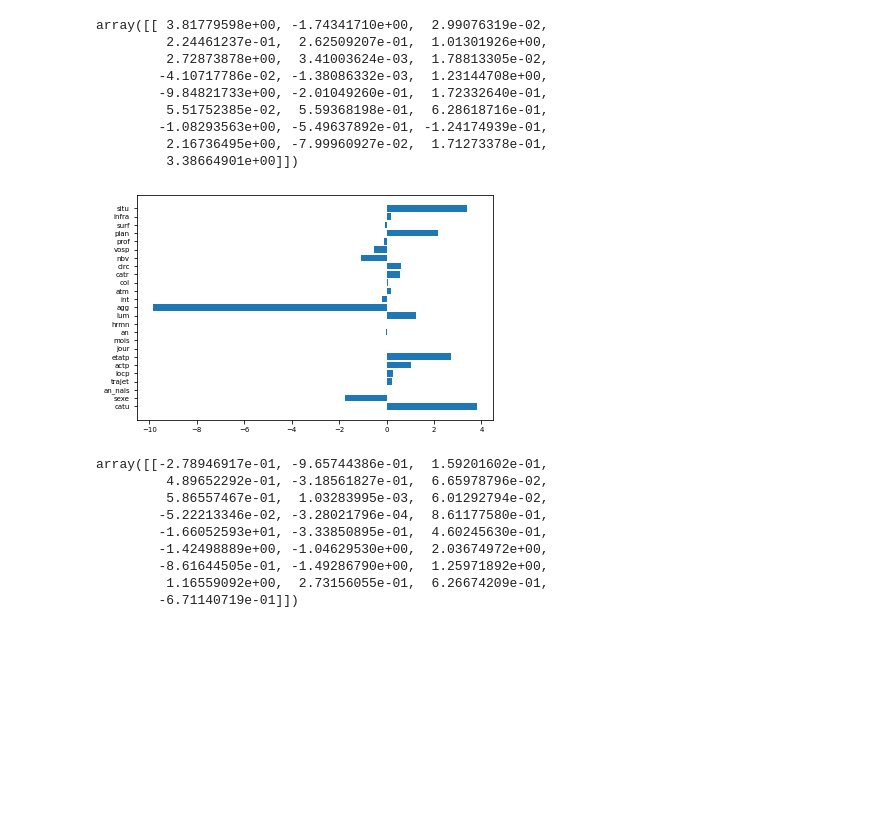
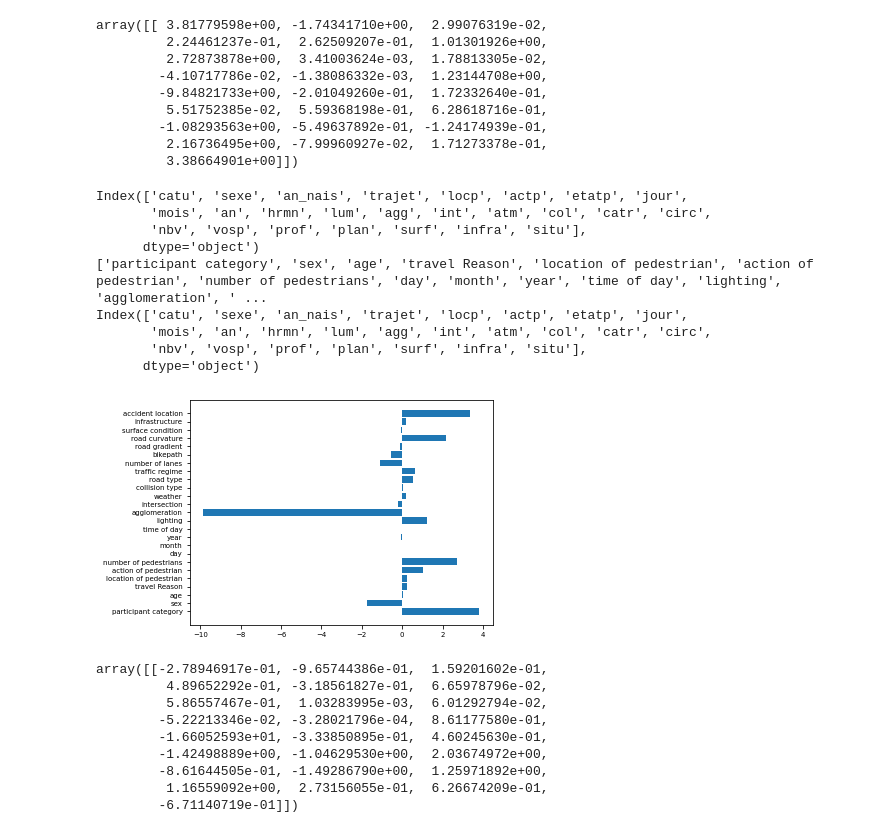
Before and after one commit to whyisnousernameavailable/Data_Literacy_project, a Jupyter notebook: Python_Code/Linear_Regression.ipynb, the cells around one changed output. Saved outputs shown, nothing was run; the diff lists cells and outputs as text; code cells hidden in the pictures; blank space fills up the shorter version.

Commit message:
updated plot labels

```diff
--- a/Python_Code/Linear_Regression.ipynb
+++ b/Python_Code/Linear_Regression.ipynb
@@ -40,6 +40,11 @@ print(lr_data_users.head())
 2  201600000002     1    50     1     1960       5     0     0      0
 3  201600000002     2    50     1     2000       0     0     0      0
 4  201600000002     2    50     2     1962       0     0     0      0
+# %%
+lr_variables = ['participant category', 'sex', 'age', 'travel Reason', 'location of pedestrian', 'action of pedestrian', 'number of pedestrians', 'day',
+                'month', 'year', 'time of day', 'lighting', 'agglomeration', 'intersection', 'weather',
+                'collision type', 'road type', 'traffic regime', 'number of lanes', 'bikepath', 'road gradient',
+                'road curvature', 'surface condition', 'infrastructure', 'accident location']
 # %%
 users_caracteristics_data = pd.merge(lr_data_users,
                                     lr_data_caracteristics,
@@ -115,12 +120,25 @@ array([[ 3.81779598e+00, -1.74341710e+00,  2.99076319e-02,
          2.16736495e+00, -7.99960927e-02,  1.71273378e-01,
          3.38664901e+00]])
 # %%
+print(X.columns)
+print(lr_variables)
+
 plt.rcParams.update(bundles.neurips2021(usetex=False))
-plt.barh(X.columns, np.reshape(reg.coef_, newshape=-1), height=0.8)
+plt.barh(lr_variables, np.reshape(reg.coef_, newshape=-1), height=0.8)
 plt.savefig('..//Plots//Linear_Regression_grav.pdf')
+print(X.columns)
 plt.show()
 # %% [output]
+Index(['catu', 'sexe', 'an_nais', 'trajet', 'locp', 'actp', 'etatp', 'jour',
+       'mois', 'an', 'hrmn', 'lum', 'agg', 'int', 'atm', 'col', 'catr', 'circ',
+       'nbv', 'vosp', 'prof', 'plan', 'surf', 'infra', 'situ'],
+      dtype='object')
+['participant category', 'sex', 'age', 'travel Reason', 'location of pedestrian', 'action of pedestrian', 'number of pedestrians', 'day', 'month', 'year', 'time of day', 'lighting', 'agglomeration', ' ...
+Index(['catu', 'sexe', 'an_nais', 'trajet', 'locp', 'actp', 'etatp', 'jour',
+       'mois', 'an', 'hrmn', 'lum', 'agg', 'int', 'atm', 'col', 'catr', 'circ',
+       'nbv', 'vosp', 'prof', 'plan', 'surf', 'infra', 'situ'],
+      dtype='object')
-[figure, old version]
+[figure, new version]
 # %%
 bike_lr_data_users = data_users[['Num_Acc', 'catu', 'grav', 'sexe', 'an_nais', 'trajet',
                            'locp', 'actp', 'etatp', 'num_veh']]
```
Also changed, not shown: parts of 2 cells of this notebook, 4 other files.
